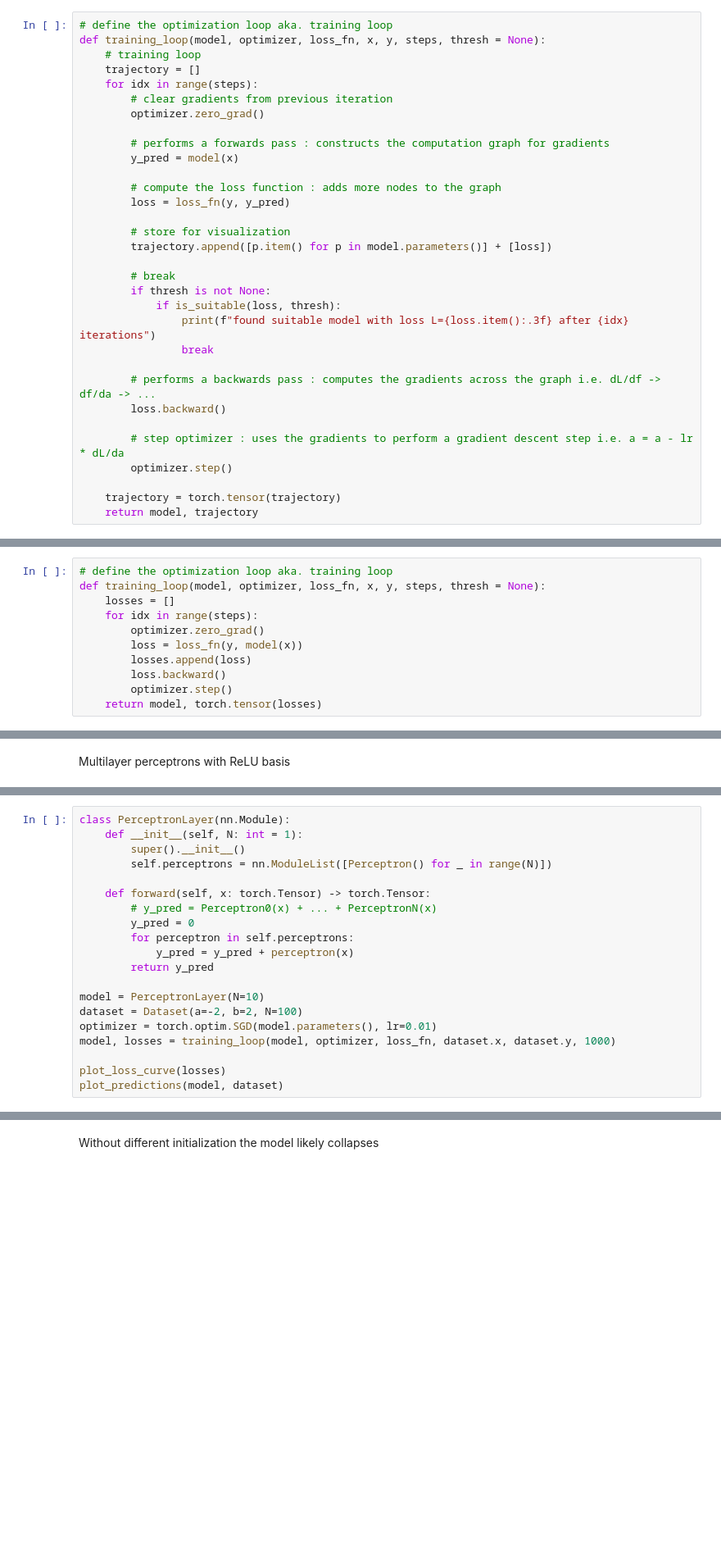
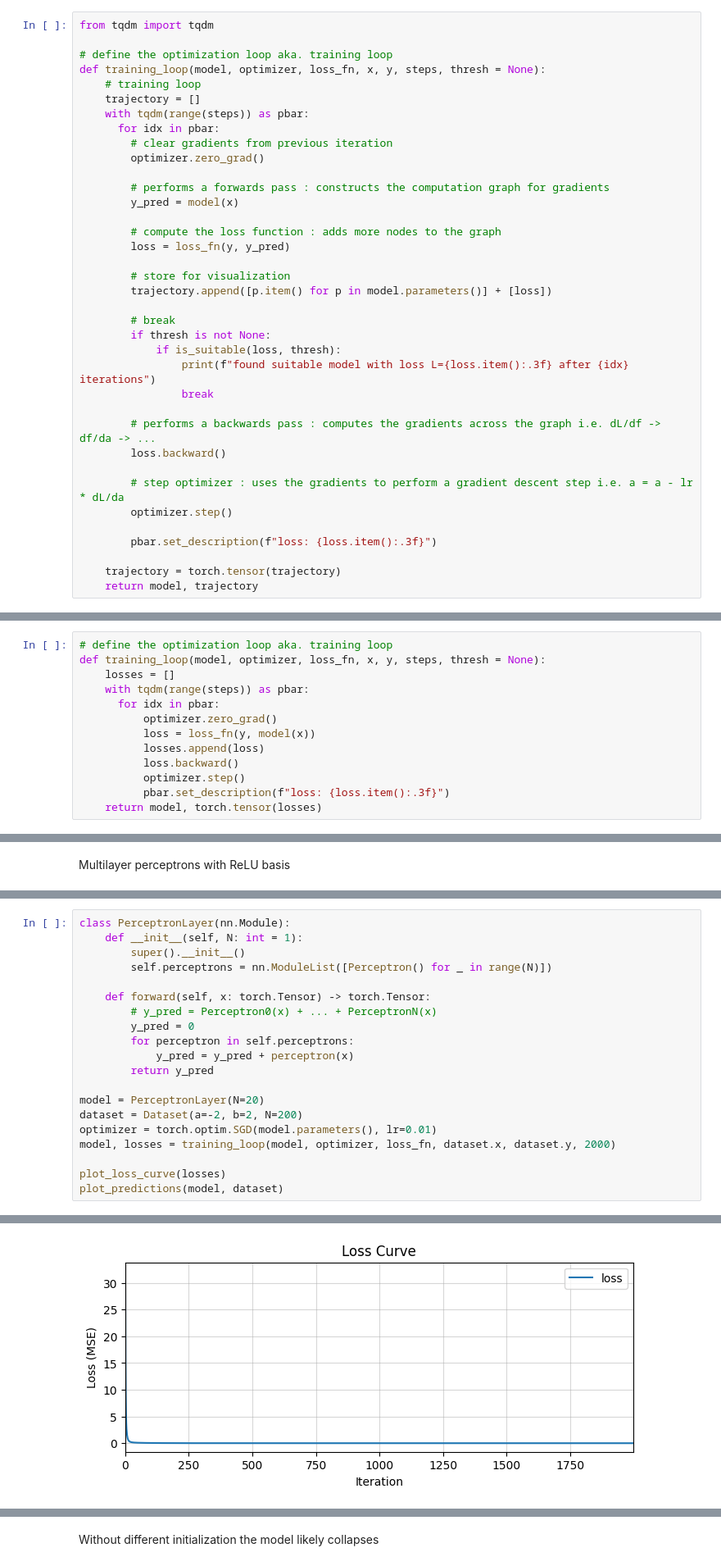
Before and after one commit to nextgenerationgraduatesprogram/nextgen25-mlai-workshop02, a Jupyter notebook: notebooks/main.ipynb, the cells around one changed output, grey strips where cells are left out. Shown at 82% size. Cells and saved outputs as stored; diff of their text form; blank space fills up the shorter version.

```diff
--- a/notebooks/main.ipynb
+++ b/notebooks/main.ipynb
@@ -208,11 +221,14 @@ class HypothesisSpace(nn.Module):
     def __repr__(self):
         return f"{self.a.item():.2f} x^2 + {self.b.item():.2f} x"
 # %%
+from tqdm import tqdm
+
 # define the optimization loop aka. training loop
 def training_loop(model, optimizer, loss_fn, x, y, steps, thresh = None):
     # training loop
     trajectory = []
-    for idx in range(steps):
+    with tqdm(range(steps)) as pbar:
+      for idx in pbar:
         # clear gradients from previous iteration
         optimizer.zero_grad()
 
@@ -237,6 +253,8 @@ def training_loop(model, optimizer, loss_fn, x, y, steps, thresh = None):
         # step optimizer : uses the gradients to perform a gradient descent step i.e. a = a - lr * dL/da
         optimizer.step()
 
+        pbar.set_description(f"loss: {loss.item():.3f}")
+
     trajectory = torch.tensor(trajectory)
     return model, trajectory
 # %%
@@ -298,12 +321,14 @@ Let's define the `Dataset` to wrap up `f_target_` and the observation process.
 # define the optimization loop aka. training loop
 def training_loop(model, optimizer, loss_fn, x, y, steps, thresh = None):
     losses = []
-    for idx in range(steps):
-        optimizer.zero_grad()
-        loss = loss_fn(y, model(x))
-        losses.append(loss)
-        loss.backward()
-        optimizer.step()
+    with tqdm(range(steps)) as pbar:
+      for idx in pbar:
+          optimizer.zero_grad()
+          loss = loss_fn(y, model(x))
+          losses.append(loss)
+          loss.backward()
+          optimizer.step()
+          pbar.set_description(f"loss: {loss.item():.3f}")
     return model, torch.tensor(losses)
 # %%
 import torch
@@ -458,10 +497,11 @@ class PerceptronLayer(nn.Module):
             y_pred = y_pred + perceptron(x)
         return y_pred
 
-model = PerceptronLayer(N=10)
-dataset = Dataset(a=-2, b=2, N=100)
+model = PerceptronLayer(N=20)
+dataset = Dataset(a=-2, b=2, N=200)
 optimizer = torch.optim.SGD(model.parameters(), lr=0.01)
-model, losses = training_loop(model, optimizer, loss_fn, dataset.x, dataset.y, 1000)
+model, losses = training_loop(model, optimizer, loss_fn, dataset.x, dataset.y, 2000)
 
 plot_loss_curve(losses)
 plot_predictions(model, dataset)
+# %% [output]
@@ -467,0 +509 @@ plot_predictions(model, dataset)
+[figure, added]
```
Also changed, not shown: parts of 11 cells of this notebook.
